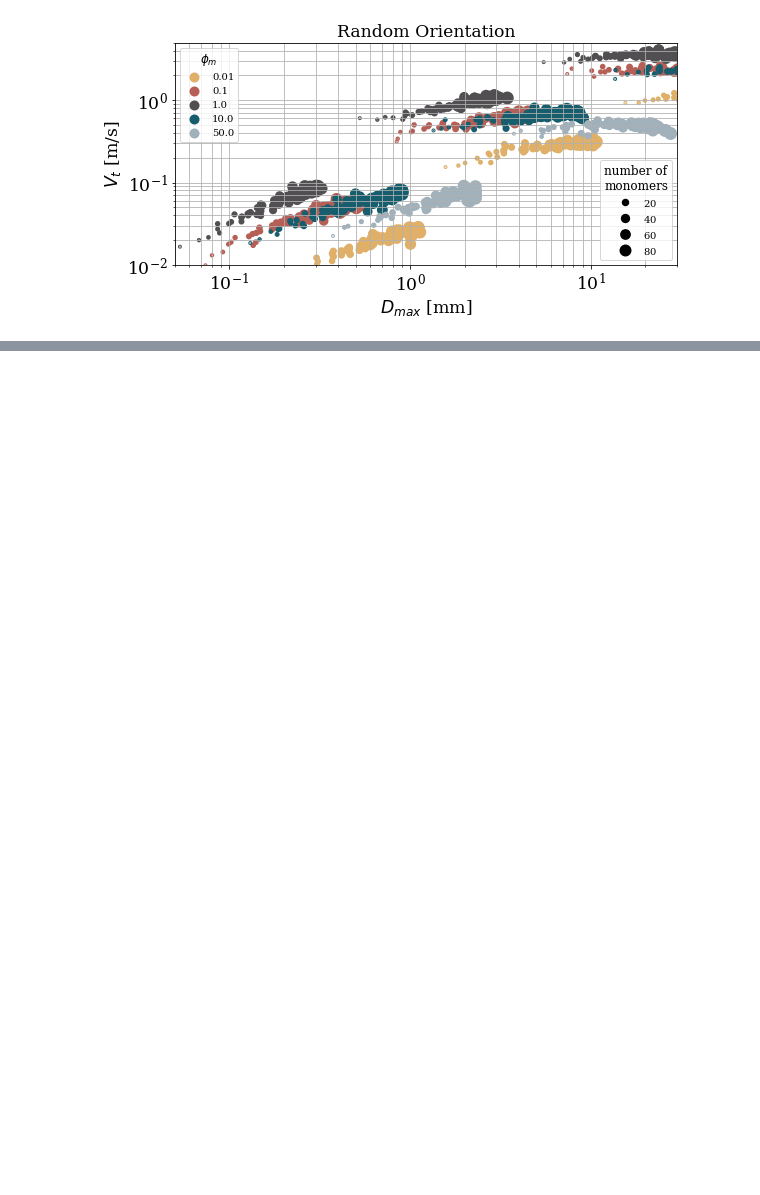
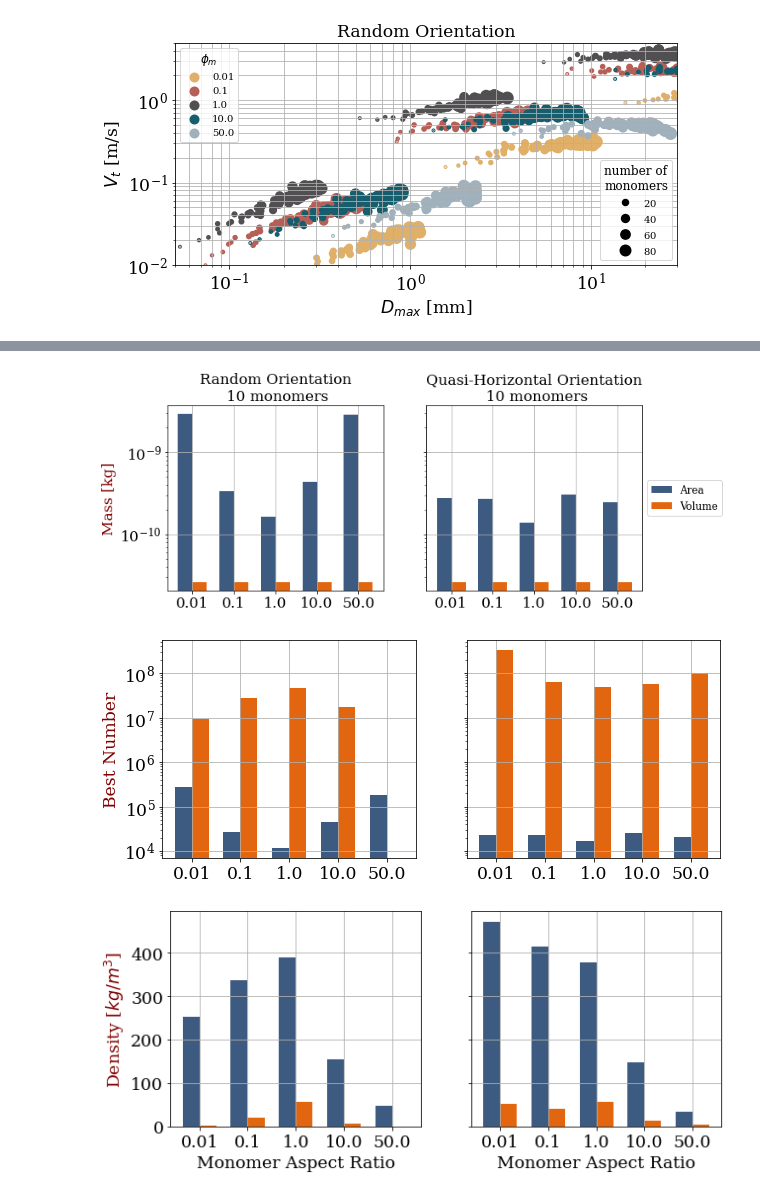
Before and after one commit to vprzybylo/IPAS, a Jupyter notebook: ipas/visualizations/m_D_relationships.ipynb, the cells around one changed output, grey strips where cells are left out. Cells and saved outputs as stored; diff of their text form; code cells hidden in the pictures; blank space fills up the shorter version.

```diff
--- a/ipas/visualizations/m_D_relationships.ipynb
+++ b/ipas/visualizations/m_D_relationships.ipynb
@@ -140,0 +159,76 @@ plt.legend(by_label.values(), by_label.keys(), title='$\phi_m$');
+# %%
+# random ORIENTATION
+# convert dict keys to variables
+locals().update(result_rand)
+
+phi_idxs = [0, 1, 2, 3, 4]
+r_idx = 0
+nm = 9  # plot after how many monomers
+fig, (ax1, ax2) = plt.subplots(1, 2, figsize=(10, 4), sharey=True)
+
+p = plot.Plots(ax1, agg_as, agg_bs, agg_cs, phi_idxs, r_idxs, Aps, Acs, Vps, Ves, Dmaxs)
+p.r_idx = r_idx  # index of monomer radius
+p.nm = nm  # plot after how many monomers
+title = f"Random Orientation\n {nm+1} monomers"
+#xlabel = "Monomer Aspect Ratio"
+xlabel=""
+p.mass_plot(title, xlabel)
+
+# QH ORIENTATION
+# convert dict keys to variables
+locals().update(result_flat)
+p = plot.Plots(ax2, agg_as, agg_bs, agg_cs, phi_idxs, r_idxs, Aps, Acs, Vps, Ves, Dmaxs)
+title = f"Quasi-Horizontal Orientation\n {nm+1} monomers"
+p.r_idx = r_idx  # index of monomer radius
+p.nm = nm  # plot after how many monomers
+xlabel=""
+p.mass_plot(title, xlabel)
+ax2.legend(loc='center left', bbox_to_anchor=(1.0, 0.5));
+
+# convert dict keys to variables
+locals().update(result_rand)
+phi_idxs = [0, 1, 2, 3, 4]
+fig, (ax1, ax2) = plt.subplots(1, 2, figsize=(10, 4), sharey=True)
+p = plot.Plots(ax1, agg_as, agg_bs, agg_cs, phi_idxs, r_idxs, Aps, Acs, Vps, Ves, Dmaxs)
+p.r_idx = r_idx  # index of monomer radius
+p.nm = nm  # plot after how many monomers
+#title = f"Random Orientation\n {nm+1} monomers"
+title=""
+xlabel = ""
+p.best_number_plot(title, xlabel)
+
+locals().update(result_flat)
+#title = f"Quasi-Horizontal Orientation\n {nm+1} monomers"
+title=""
+xlabel = ""
+p = plot.Plots(ax2, agg_as, agg_bs, agg_cs, phi_idxs, r_idxs, Aps, Acs, Vps, Ves, Dmaxs)
+p.r_idx = r_idx  # index of monomer radius
+p.nm = nm  # plot after how many monomers
+p.best_number_plot(title, xlabel)
+#ax2.legend(loc='center left', bbox_to_anchor=(1.0, 0.5));
+
+# convert dict keys to variables
+locals().update(result_rand)
+phi_idxs = [0, 1, 2, 3, 4]
+fig, (ax1, ax2) = plt.subplots(1, 2, figsize=(10, 4), sharey=True)
+p = plot.Plots(ax1, agg_as, agg_bs, agg_cs, phi_idxs, r_idxs, Aps, Acs, Vps, Ves, Dmaxs)
+p.r_idx = r_idx  # index of monomer radius
+p.nm = nm  # plot after how many monomers
+#title = f"Random Orientation\n {nm+1} monomers"
+title=""
+xlabel = "Monomer Aspect Ratio"
+p.density_plot(title, xlabel)
+
+locals().update(result_flat)
+#title = f"Quasi-Horizontal Orientation\n {nm+1} monomers"
+title=""
+xlabel = "Monomer Aspect Ratio"
+p = plot.Plots(ax2, agg_as, agg_bs, agg_cs, phi_idxs, r_idxs, Aps, Acs, Vps, Ves, Dmaxs)
+p.r_idx = r_idx  # index of monomer radius
+p.nm = nm  # plot after how many monomers
+p.density_plot(title, xlabel)
+#ax2.legend(loc='center left', bbox_to_anchor=(1.0, 0.5));
+# %% [output]
+[figure, added]
+[figure, added]
+[figure, added]
```
Also changed, not shown: parts of 5 cells of this notebook, 4 other files.
